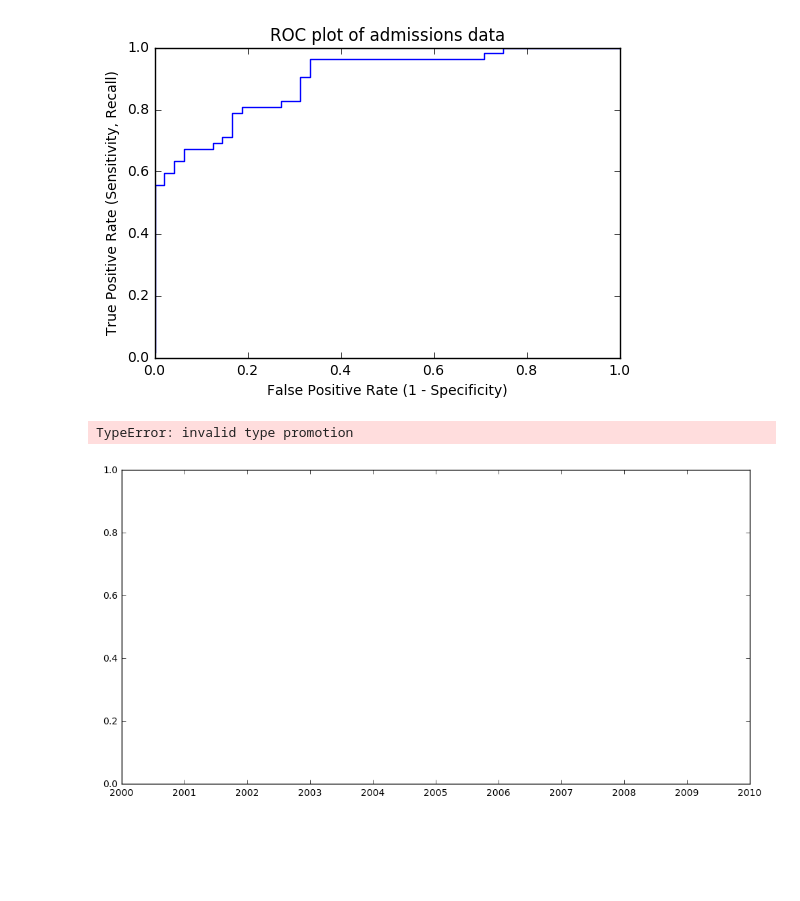
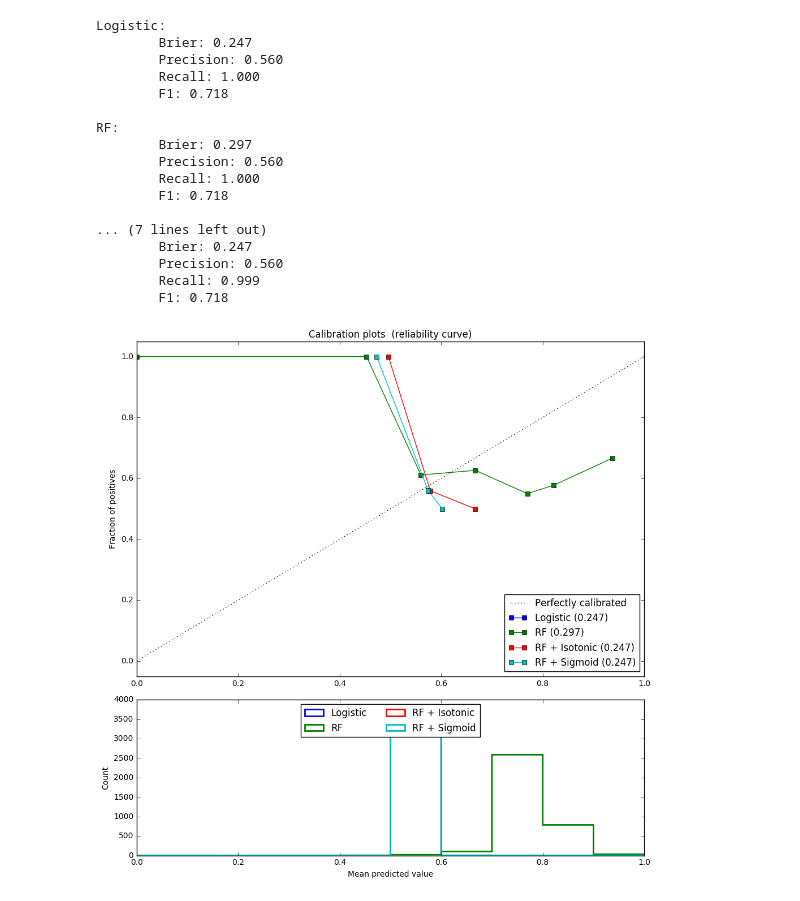
Before and after one commit to mcohenmcohen/Machine-Learning-Trading-Engine, a Jupyter notebook: test.ipynb, the cells around one changed output. Drawn from its saved outputs; the diff is of its cells as text; code cells hidden in the pictures; blank space fills up the shorter version.

```diff
--- a/test.ipynb
+++ b/test.ipynb
@@ -246,13 +196,29 @@ tpr, fpr, thresholds = PlotUtils.roc_curve(probabilities, y_test)
-# %%
-plt.plot(fpr, tpr)
-plt.xlabel("False Positive Rate (1 - Specificity)")
-plt.ylabel("True Positive Rate (Sensitivity, Recall)")
-plt.title("ROC plot of admissions data")
-plt.show()
-# %% [output]
-[figure, removed]
-# %%
-PlotUtils.plot_ts_chart(df['close'],df['date'])
-# %% [output]
-TypeError: invalid type promotion
-[figure, removed]
+# %%
+days_ahead = -55
+df['gain_loss'] = np.roll(df['close'], days_ahead) - df['close']
+df['y_true'] = (df['gain_loss'] >= 0).astype(int)
+y = df.pop('y_true').values
+X = df.values
+X_train, X_test, y_train, y_test = m.simple_data_split(df[get_features()].values, y, test_set_size=int(df.shape[0]*.2))
+
+model = m.get_model('svc')
+PlotUtils.plot_calibration_curve(model,'RF', 1, X_train, X_test, y_train, y_test)
+# %% [output]
+Logistic:
+        Brier: 0.247
+        Precision: 0.560
+        Recall: 1.000
+        F1: 0.718
+
+RF:
+        Brier: 0.297
+        Precision: 0.560
+        Recall: 1.000
+        F1: 0.718
+
+... (7 lines left out)
+        Brier: 0.247
+        Precision: 0.560
+        Recall: 0.999
+        F1: 0.718
+[figure, added]
```
Also changed, not shown: parts of 23 cells of this notebook, 13 other files.
